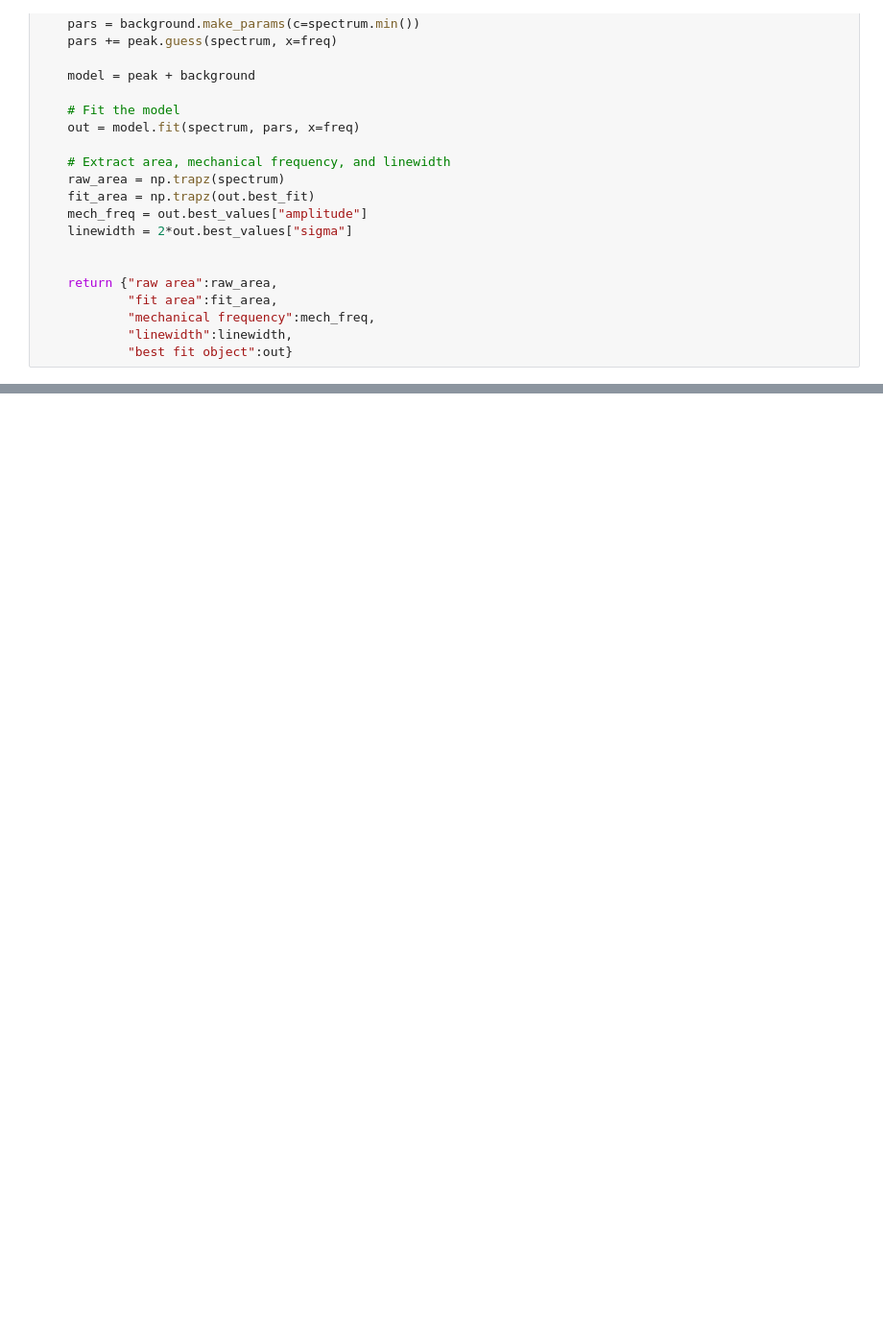
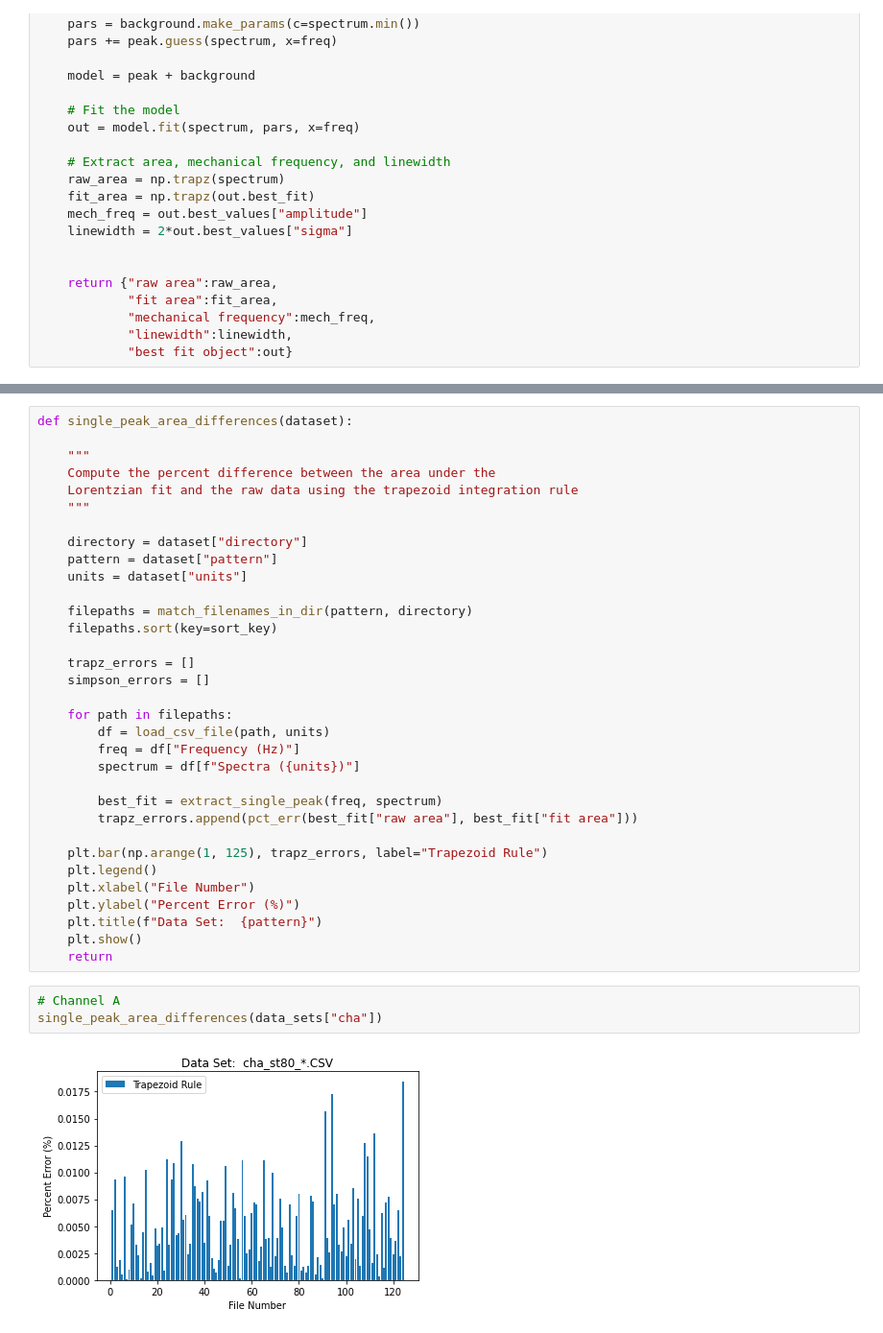
Before and after one commit to nurriol2/peak_fitting, a Jupyter notebook: lorentzian_peak_fitting.ipynb, the cells around one changed output, grey strips where cells are left out. Shown: that part at 96% size. Saved outputs shown, nothing was run; the diff lists cells and outputs as text; blank space fills up the shorter version.

```diff
--- a/lorentzian_peak_fitting.ipynb
+++ b/lorentzian_peak_fitting.ipynb
@@ -267,0 +289,38 @@ extract_single_peak(freq, spectrum)
+# %%
+def single_peak_area_differences(dataset):
+
+    """
+    Compute the percent difference between the area under the
+    Lorentzian fit and the raw data using the trapezoid integration rule
+    """
+
+    directory = dataset["directory"]
+    pattern = dataset["pattern"]
+    units = dataset["units"]
+
+    filepaths = match_filenames_in_dir(pattern, directory)
+    filepaths.sort(key=sort_key)
+
+    trapz_errors = []
+    simpson_errors = []
+
+    for path in filepaths:
+        df = load_csv_file(path, units)
+        freq = df["Frequency (Hz)"]
+        spectrum = df[f"Spectra ({units})"]
+
+        best_fit = extract_single_peak(freq, spectrum)
+        trapz_errors.append(pct_err(best_fit["raw area"], best_fit["fit area"]))
+
+    plt.bar(np.arange(1, 125), trapz_errors, label="Trapezoid Rule")
+    plt.legend()
+    plt.xlabel("File Number")
+    plt.ylabel("Percent Error (%)")
+    plt.title(f"Data Set:  {pattern}")
+    plt.show()
+    return
+# %%
+# Channel A
+single_peak_area_differences(data_sets["cha"])
+# %% [output]
+[figure, added]
```
Also changed, not shown: parts of 27 cells of this notebook.
